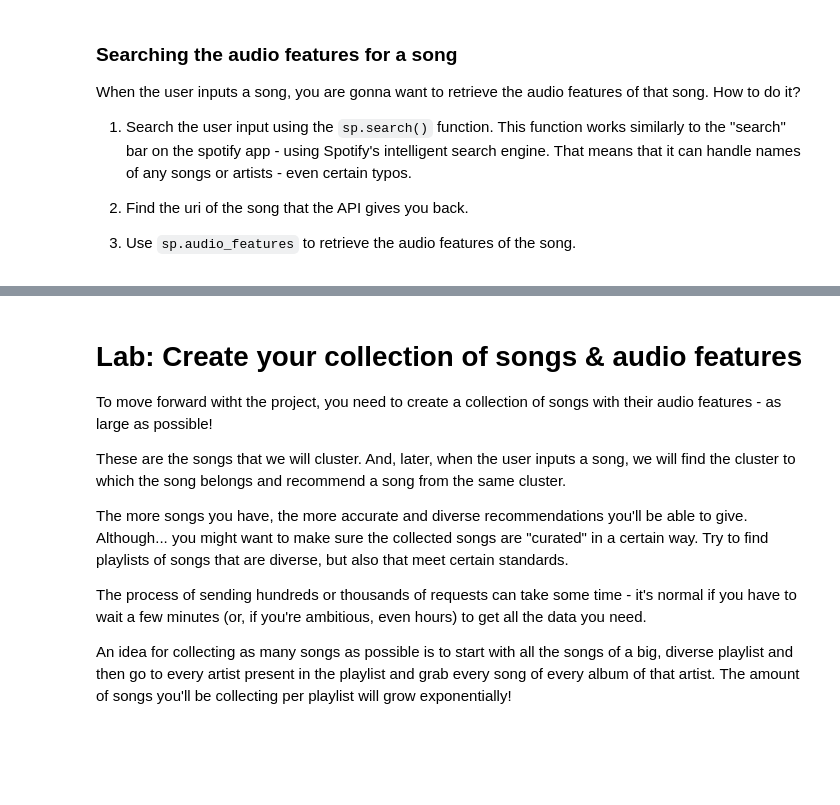
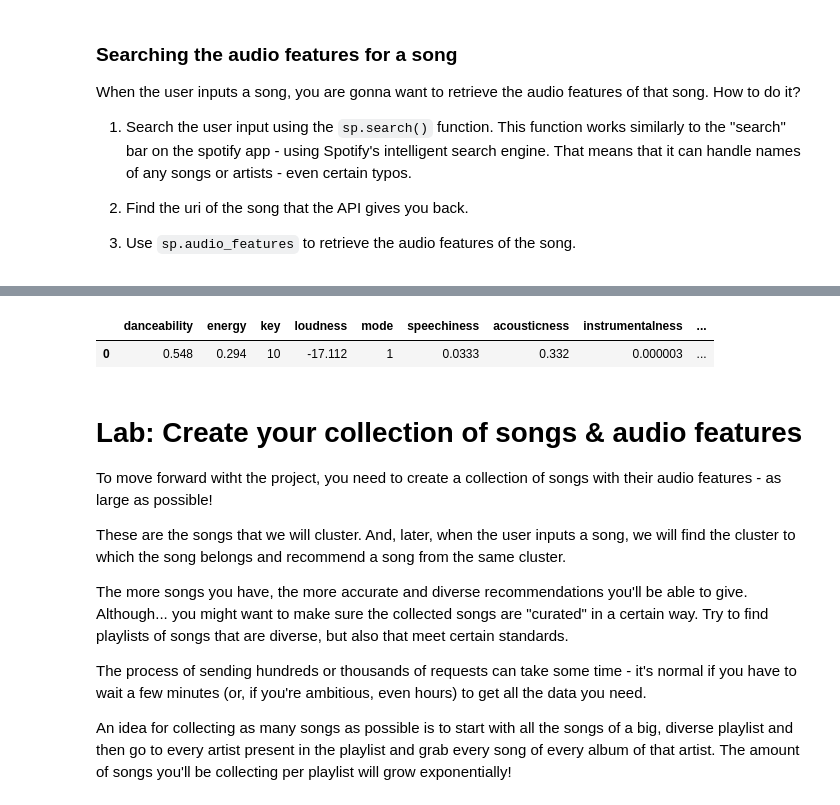
Before and after one commit to student-IH-labs-and-stuff/BCNDATA2022, a Jupyter notebook: ClassMaterials/Week7/sians_notebooks/Spotipy_outline_completed.ipynb, the cells around one changed output, grey strips where cells are left out. Cells and saved outputs as stored; diff of their text form; code cells hidden in the pictures; blank space fills up the shorter version.

```diff
--- a/ClassMaterials/Week7/sians_notebooks/Spotipy_outline_completed.ipynb
+++ b/ClassMaterials/Week7/sians_notebooks/Spotipy_outline_completed.ipynb
@@ -602,6 +618,11 @@ af_df
 # %%
 af_df['song_name']=results['tracks']['items'][0]['name']
 af_df['1startist']=results['tracks']['items'][0]["artists"][0]["name"]
+# %%
+af_df
+# %% [output]
+|  | danceability | energy | key | loudness | mode | speechiness | acousticness | instrumentalness | ... |
+| 0 | 0.548 | 0.294 | 10 | -17.112 | 1 | 0.0333 | 0.332 | 0.000003 | ... |
 # %% [markdown]
 # Lab: Create your collection of songs & audio features
 
```
Also changed, not shown: parts of 12 cells of this notebook.
